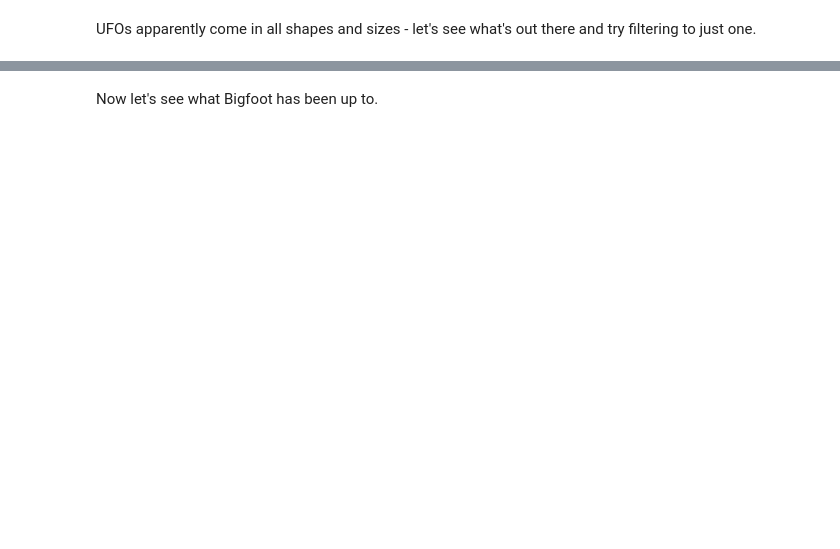
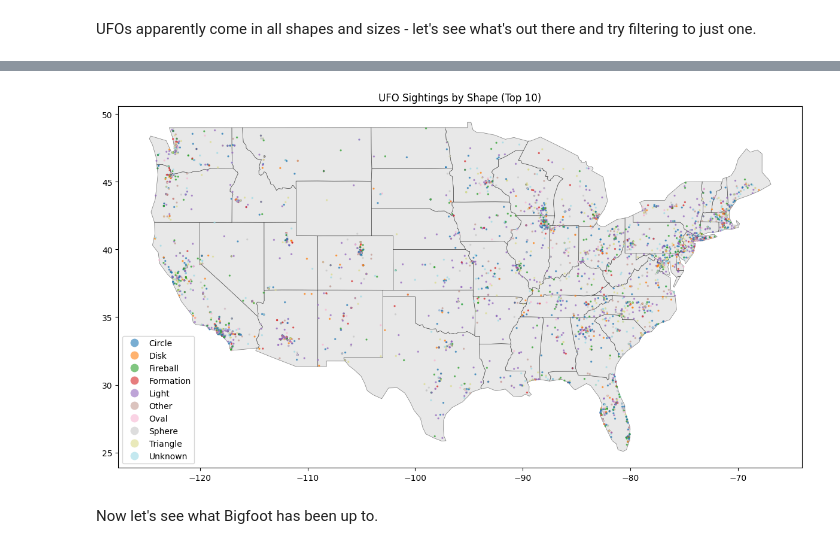
Before and after one commit to zjscholnick/ucsb-geog-club-workshop-1-2026, a Jupyter notebook: Workshop-1.ipynb, the cells around one changed output, grey strips where cells are left out. Cells and saved outputs as stored; diff of their text form; code cells hidden in the pictures; blank space fills up the shorter version.

```diff
--- a/Workshop-1.ipynb
+++ b/Workshop-1.ipynb
@@ -378,3 +430,18 @@ plt.show()
+# %%
+# Plotting Top 10 Shapes
+
+top_shapes = ufo_conus['Shape'].value_counts().nlargest(10).index
+ufo_top = ufo_conus[ufo_conus['Shape'].isin(top_shapes)]
+
+
+fig, ax = plt.subplots(figsize=(12, 8))
+states_conus.plot(ax=ax, color="lightgray", alpha = 0.5, edgecolor="black", linewidth=0.5)
+ufo_top.plot(ax=ax, column='Shape', cmap='tab20', markersize=2, alpha=0.6, legend=True)
+ax.set_title("UFO Sightings by Shape (Top 10)")
+plt.tight_layout()
+plt.show()
+# %% [output]
+[figure, added]
 # %% [markdown]
 Now let's see what Bigfoot has been up to.
 # %%
```
Also changed, not shown: parts of 16 cells of this notebook, 12 other files.
